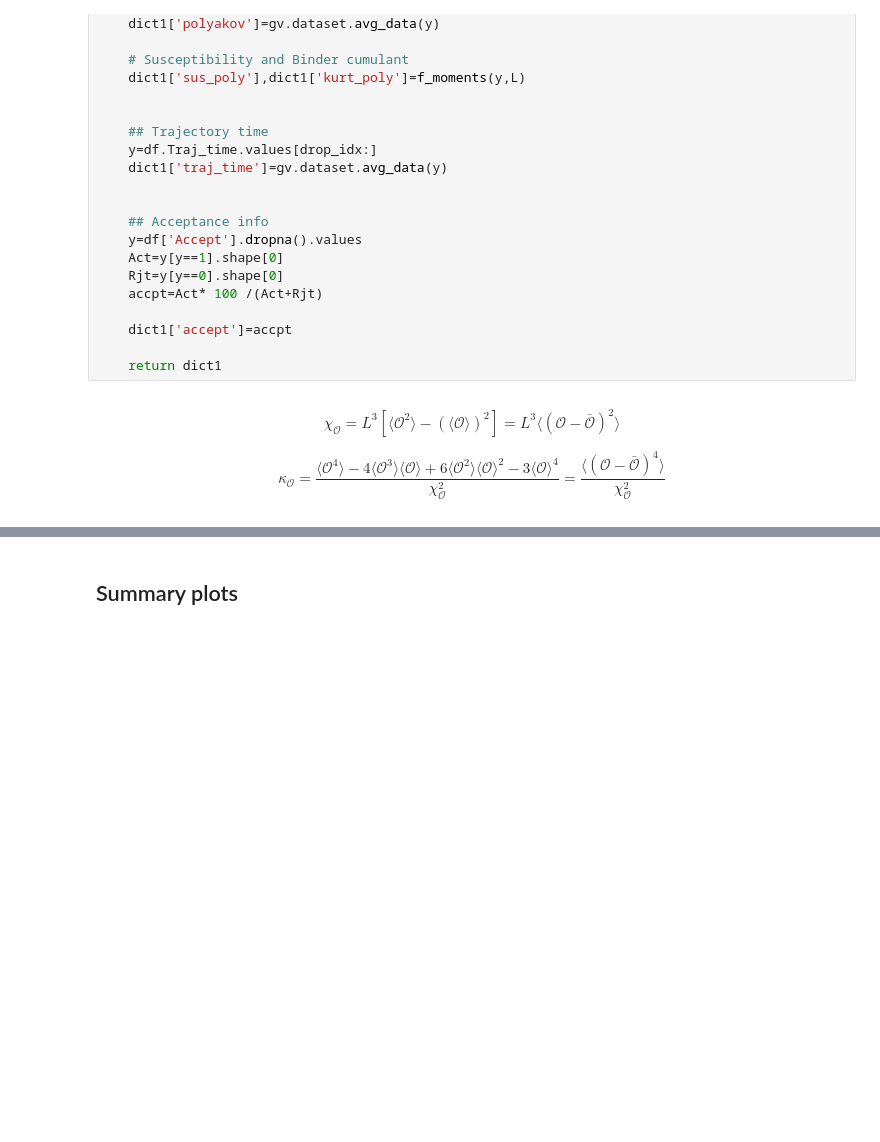
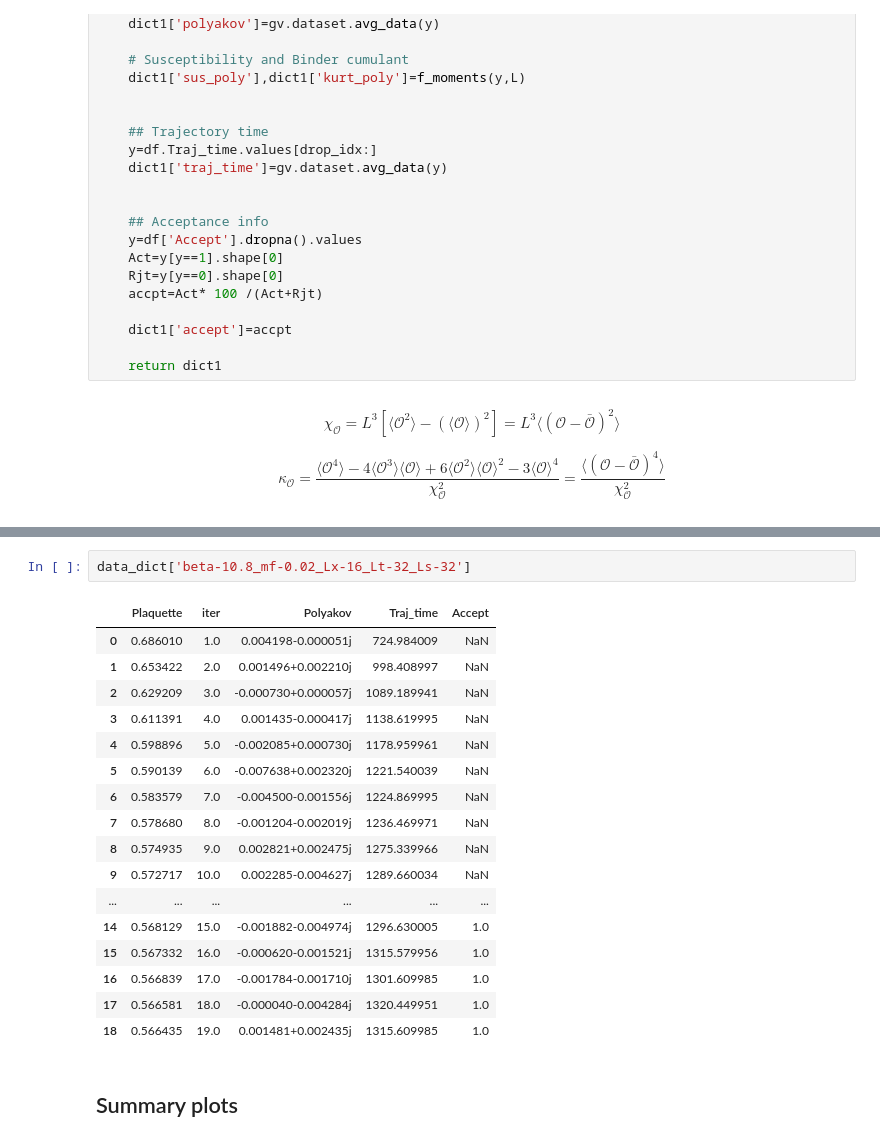
Before and after one commit to vmos1/su4_dm_grid_lsd, a Jupyter notebook: analysis/5_compare_runs.ipynb, the cells around one changed output, grey strips where cells are left out. Drawn from its saved outputs; the diff is of its cells as text; blank space fills up the shorter version.

```diff
--- a/analysis/5_compare_runs.ipynb
+++ b/analysis/5_compare_runs.ipynb
@@ -307,3 +301,23 @@ dict_keys(['beta-10.8_mf-0.02_Lx-16_Lt-32_Ls-16', 'beta-10.8_mf-0.02_Lx-16_Lt-32
+# %%
+data_dict['beta-10.8_mf-0.02_Lx-16_Lt-32_Ls-32']
+# %% [output]
+|  | Plaquette | iter | Polyakov | Traj_time | Accept |
+| 0 | 0.686010 | 1.0 | 0.004198-0.000051j | 724.984009 | NaN |
+| 1 | 0.653422 | 2.0 | 0.001496+0.002210j | 998.408997 | NaN |
+| 2 | 0.629209 | 3.0 | -0.000730+0.000057j | 1089.189941 | NaN |
+| 3 | 0.611391 | 4.0 | 0.001435-0.000417j | 1138.619995 | NaN |
+| 4 | 0.598896 | 5.0 | -0.002085+0.000730j | 1178.959961 | NaN |
+| 5 | 0.590139 | 6.0 | -0.007638+0.002320j | 1221.540039 | NaN |
+| 6 | 0.583579 | 7.0 | -0.004500-0.001556j | 1224.869995 | NaN |
+| 7 | 0.578680 | 8.0 | -0.001204-0.002019j | 1236.469971 | NaN |
+| 8 | 0.574935 | 9.0 | 0.002821+0.002475j | 1275.339966 | NaN |
+| 9 | 0.572717 | 10.0 | 0.002285-0.004627j | 1289.660034 | NaN |
+| ... | ... | ... | ... | ... | ... |
+| 14 | 0.568129 | 15.0 | -0.001882-0.004974j | 1296.630005 | 1.0 |
+| 15 | 0.567332 | 16.0 | -0.000620-0.001521j | 1315.579956 | 1.0 |
+| 16 | 0.566839 | 17.0 | -0.001784-0.001710j | 1301.609985 | 1.0 |
+| 17 | 0.566581 | 18.0 | -0.000040-0.004284j | 1320.449951 | 1.0 |
+| 18 | 0.566435 | 19.0 | 0.001481+0.002435j | 1315.609985 | 1.0 |
 # %% [markdown]
 ## Summary plots
 # %% [markdown]
```
Also changed, not shown: parts of 7 cells of this notebook.
